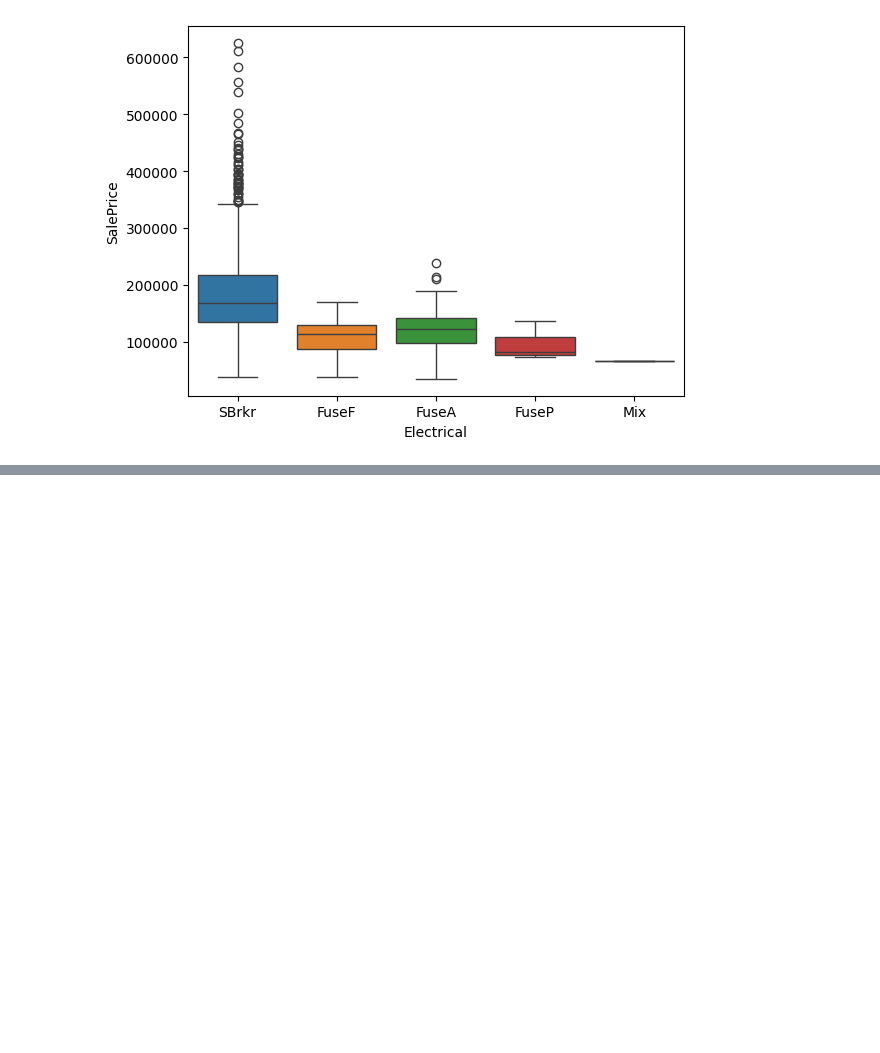
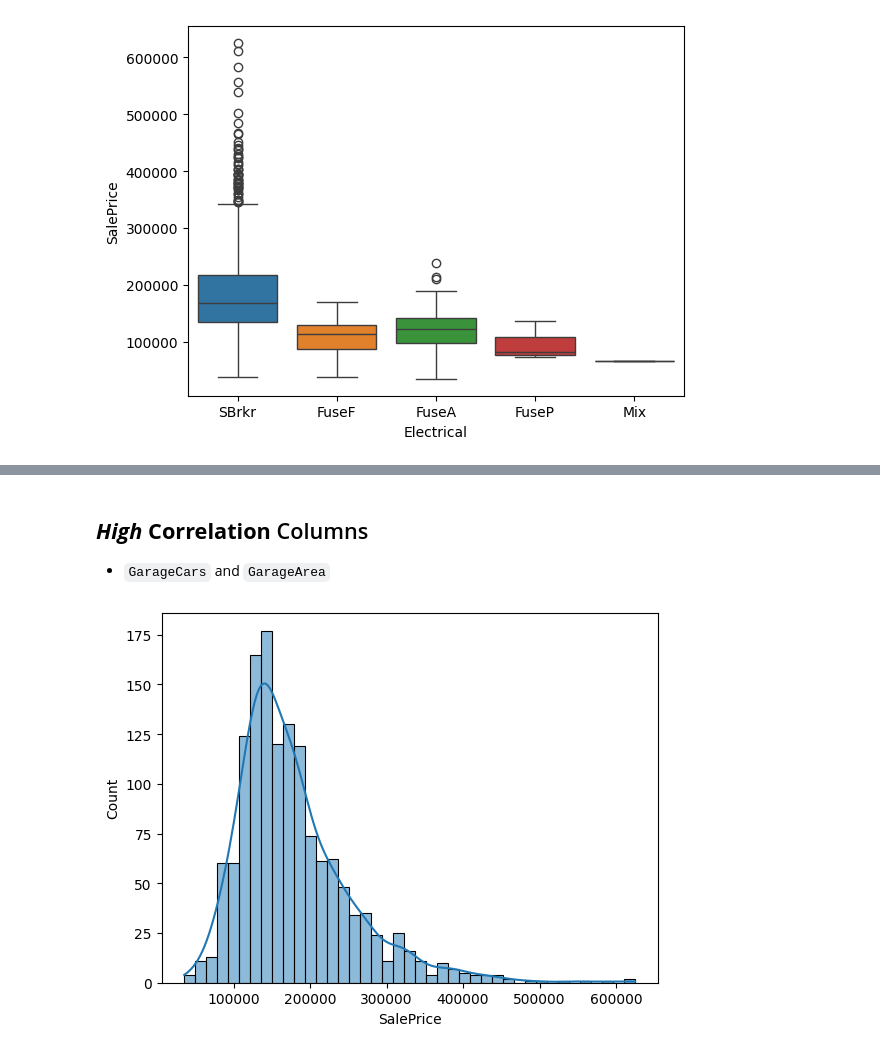
Before and after one commit to akshat-shethia/Kaggle, a Jupyter notebook: house-prices-advanced-regression-techniques/house-prices-advanced-regression-techniques.ipynb, the cells around one changed output, grey strips where cells are left out. Saved outputs shown, nothing was run; the diff lists cells and outputs as text; code cells hidden in the pictures; blank space fills up the shorter version.

```diff
--- a/house-prices-advanced-regression-techniques/house-prices-advanced-regression-techniques.ipynb
+++ b/house-prices-advanced-regression-techniques/house-prices-advanced-regression-techniques.ipynb
@@ -1047,0 +1070,14 @@ test_df = test_df.drop(columns = ["PoolQC", "MiscFeature", "Alley", "Fence", "Ga
+# %% [markdown]
+## ***High*** **Correlation** Columns
+- `GarageCars` and `GarageArea`
+# %%
+train_df = train_df.drop(columns = ["GarageArea"])
+test_df = test_df.drop(columns = ["GarageArea"])
+# %%
+sns.histplot(
+    train_df,
+    x=train_df['SalePrice'],
+    kde=True
+);
+# %% [output]
+[figure, added]
```
Also changed, not shown: parts of 26 cells of this notebook.
